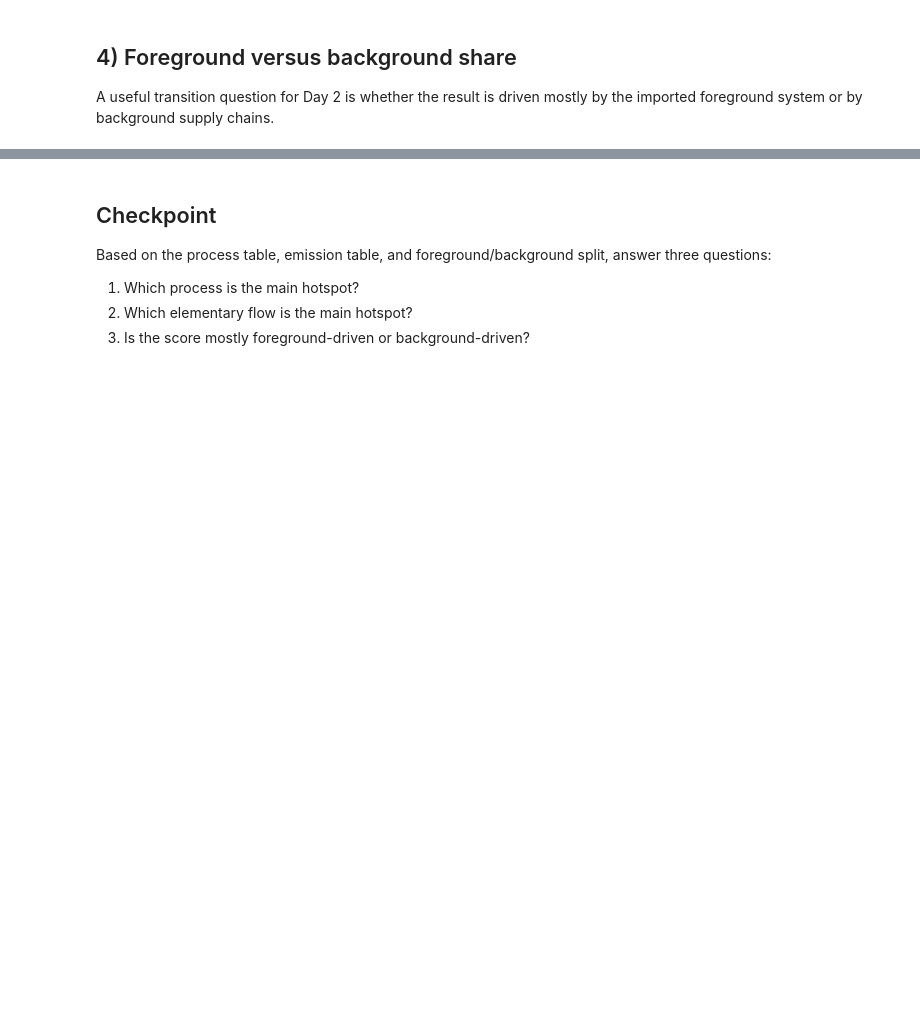
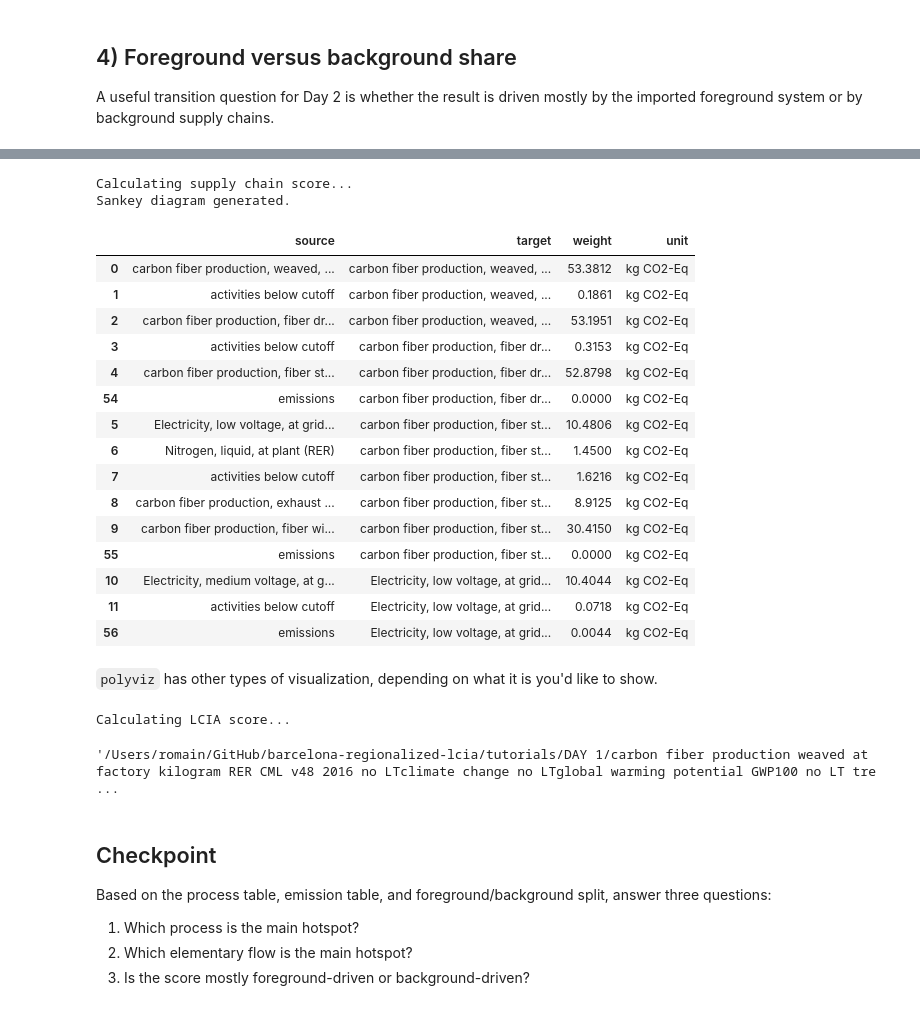
Before and after one commit to romainsacchi/barcelona-regionalized-lcia, a Jupyter notebook: tutorials/DAY 1/D1-07 Contribution analysis and result visualization.ipynb, the cells around one changed output, grey strips where cells are left out. Drawn from its saved outputs; the diff is of its cells as text; code cells hidden in the pictures; blank space fills up the shorter version.

```diff
--- a/tutorials/DAY 1/D1-07 Contribution analysis and result visualization.ipynb
+++ b/tutorials/DAY 1/D1-07 Contribution analysis and result visualization.ipynb
@@ -33,21 +33,21 @@ import bw2data as bd
 pd.options.display.float_format = '{:,.4f}'.format
 
 bd.projects.set_current('barcelona-rlcia-2026')
-foreground_name = 'carbon-fiber-demo'
+foreground_name = 'carbon fiber'
 
-if foreground_name not in bd.databases:
-    print("Run D1-06 first so that 'carbon-fiber-demo' exists.")
-else:
-    fg_db = bd.Database(foreground_name)
-    activity_hits = fg_db.search('carbon fiber', limit=5)
-    activity = activity_hits[0] if activity_hits else next(iter(fg_db))
-    climate_methods = [m for m in bd.methods if 'climate change' in ' | '.join(m).lower()]
-    method = climate_methods[0] if climate_methods else next(iter(bd.methods))
 
-    lca = bc.LCA({activity: 1}, method)
-    lca.lci()
-    lca.lcia()
+fg_db = bd.Database(foreground_name)
+activity_hits = fg_db.search('carbon fiber', limit=5)
+activity = [
+    act for act in fg_db if act["name"] == "carbon fiber production, weaved, at factory"
+][0]
+climate_methods = [m for m in bd.methods if 'climate change' in ' | '.join(m).lower()]
+method = climate_methods[0] if climate_methods else next(iter(bd.methods))
 
-    print('Selected activity:', activity['name'])
-    print('Method:', method)
-    print('LCA score:', lca.score)
+lca = bc.LCA({activity: 1}, method)
+lca.lci()
+lca.lcia()
+
+print('Selected activity:', activity['name'])
+print('Method:', method)
+print('LCA score:', lca.score)
@@ -137,10 +166,26 @@ If `polyviz` is available in the environment, we can try a more structural visua
 This is optional and may be skipped during live teaching if time is short.
 # %%
-try:
-    from polyviz import sankey
+from polyviz import sankey
 
-    if 'activity' in globals() and 'method' in globals():
-        _, sankey_df = sankey(activity=activity, level=3, cutoff=0.01, method=method)
-        display(sankey_df.head(15))
-except Exception as exc:
-    print('polyviz Sankey view not available in this session:', exc)
+_, sankey_df = sankey(activity=activity, level=7, cutoff=0.01, method=method)
+# %% [output]
+Calculating supply chain score...
+Sankey diagram generated.
+|  | source | target | weight | unit |
+| 0 | carbon fiber production, weaved, ... | carbon fiber production, weaved, ... | 53.3812 | kg CO2-Eq |
+| 1 | activities below cutoff | carbon fiber production, weaved, ... | 0.1861 | kg CO2-Eq |
+| 2 | carbon fiber production, fiber dr... | carbon fiber production, weaved, ... | 53.1951 | kg CO2-Eq |
+| 3 | activities below cutoff | carbon fiber production, fiber dr... | 0.3153 | kg CO2-Eq |
+| 4 | carbon fiber production, fiber st... | carbon fiber production, fiber dr... | 52.8798 | kg CO2-Eq |
+| 54 | emissions | carbon fiber production, fiber dr... | 0.0000 | kg CO2-Eq |
+| 5 | Electricity, low voltage, at grid... | carbon fiber production, fiber st... | 10.4806 | kg CO2-Eq |
+| 6 | Nitrogen, liquid, at plant (RER) | carbon fiber production, fiber st... | 1.4500 | kg CO2-Eq |
+| 7 | activities below cutoff | carbon fiber production, fiber st... | 1.6216 | kg CO2-Eq |
+| 8 | carbon fiber production, exhaust ... | carbon fiber production, fiber st... | 8.9125 | kg CO2-Eq |
+| 9 | carbon fiber production, fiber wi... | carbon fiber production, fiber st... | 30.4150 | kg CO2-Eq |
+| 55 | emissions | carbon fiber production, fiber st... | 0.0000 | kg CO2-Eq |
+| 10 | Electricity, medium voltage, at g... | Electricity, low voltage, at grid... | 10.4044 | kg CO2-Eq |
+| 11 | activities below cutoff | Electricity, low voltage, at grid... | 0.0718 | kg CO2-Eq |
+| 56 | emissions | Electricity, low voltage, at grid... | 0.0044 | kg CO2-Eq |
+# %% [markdown]
+`polyviz` has other types of visualization, depending on what it is you'd like to show.
@@ -147,3 +194,8 @@ except Exception as exc:
+# %%
+treemap(activity=activity, cutoff=0.01, method=method)
+# %% [output]
+Calculating LCIA score...
+'/Users/romain/GitHub/barcelona-regionalized-lcia/tutorials/DAY 1/carbon fiber production weaved at factory kilogram RER CML v48 2016 no LTclimate change no LTglobal warming potential GWP100 no LT tre ...
 # %% [markdown]
 ## Checkpoint
 
```
Also changed, not shown: parts of 9 cells of this notebook, 4 other files.
